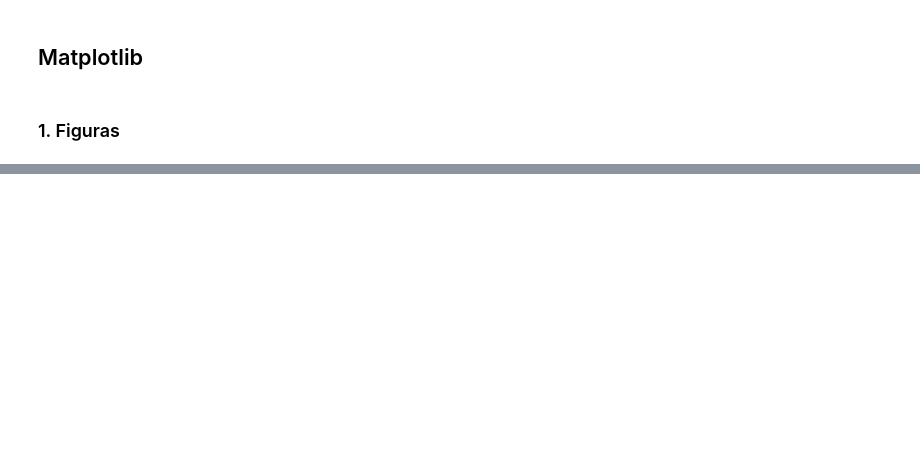
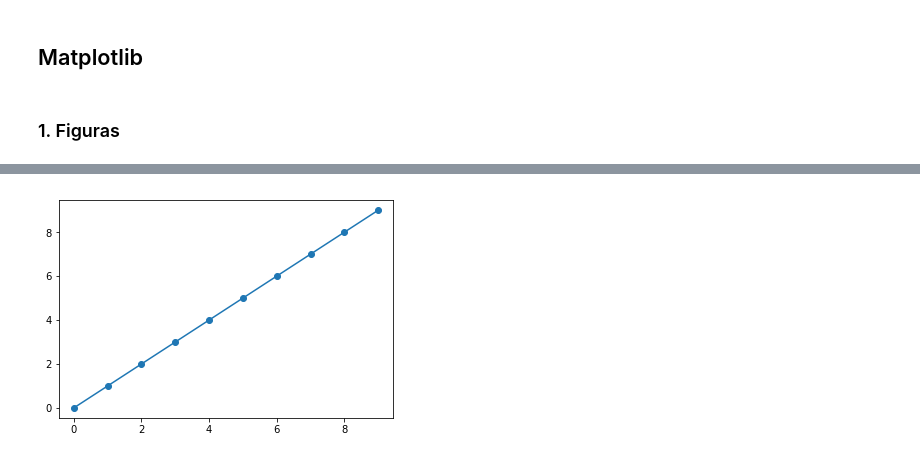
Before and after one commit to rvalenzuelar/curso_python, a Jupyter notebook: modulo_03_02_matplotlib.ipynb, the cells around one changed output, grey strips where cells are left out. Drawn from its saved outputs; the diff is of its cells as text; code cells hidden in the pictures; blank space fills up the shorter version.

```diff
--- a/modulo_03_02_matplotlib.ipynb
+++ b/modulo_03_02_matplotlib.ipynb
@@ -27,2 +35,2 @@ plt.show()
 # %%
-ax.plot(range(10))
+x = range(10)
@@ -35,4 +37,6 @@ fig
 # %%
 fig, ax = plt.subplots()
-ax.plot(range(10), range(-10,10,2), marker='o')
+ax.plot(x, marker='o')
 plt.show()
+# %% [output]
+[figure, added]
```
Also changed, not shown: parts of 26 cells of this notebook, 7 other files.
